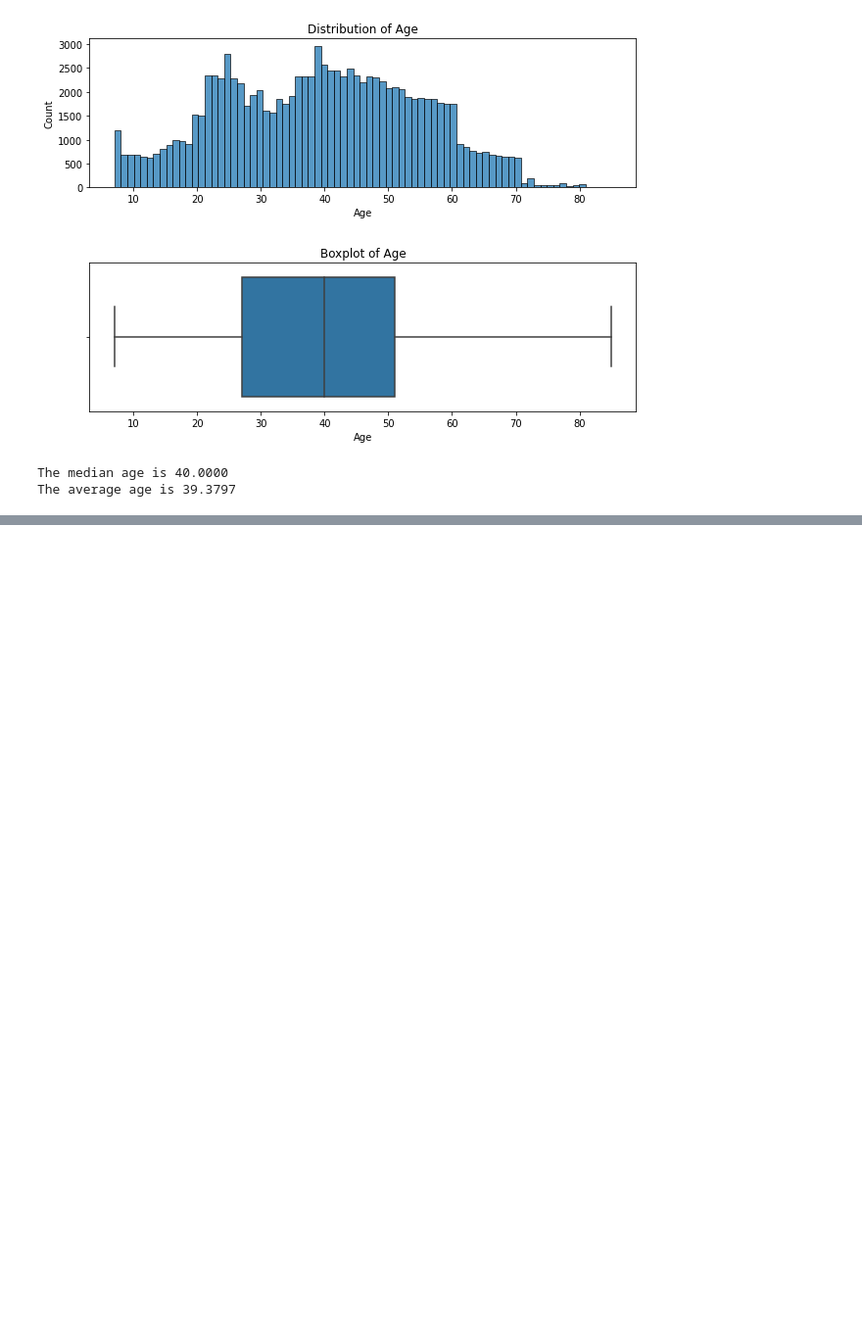
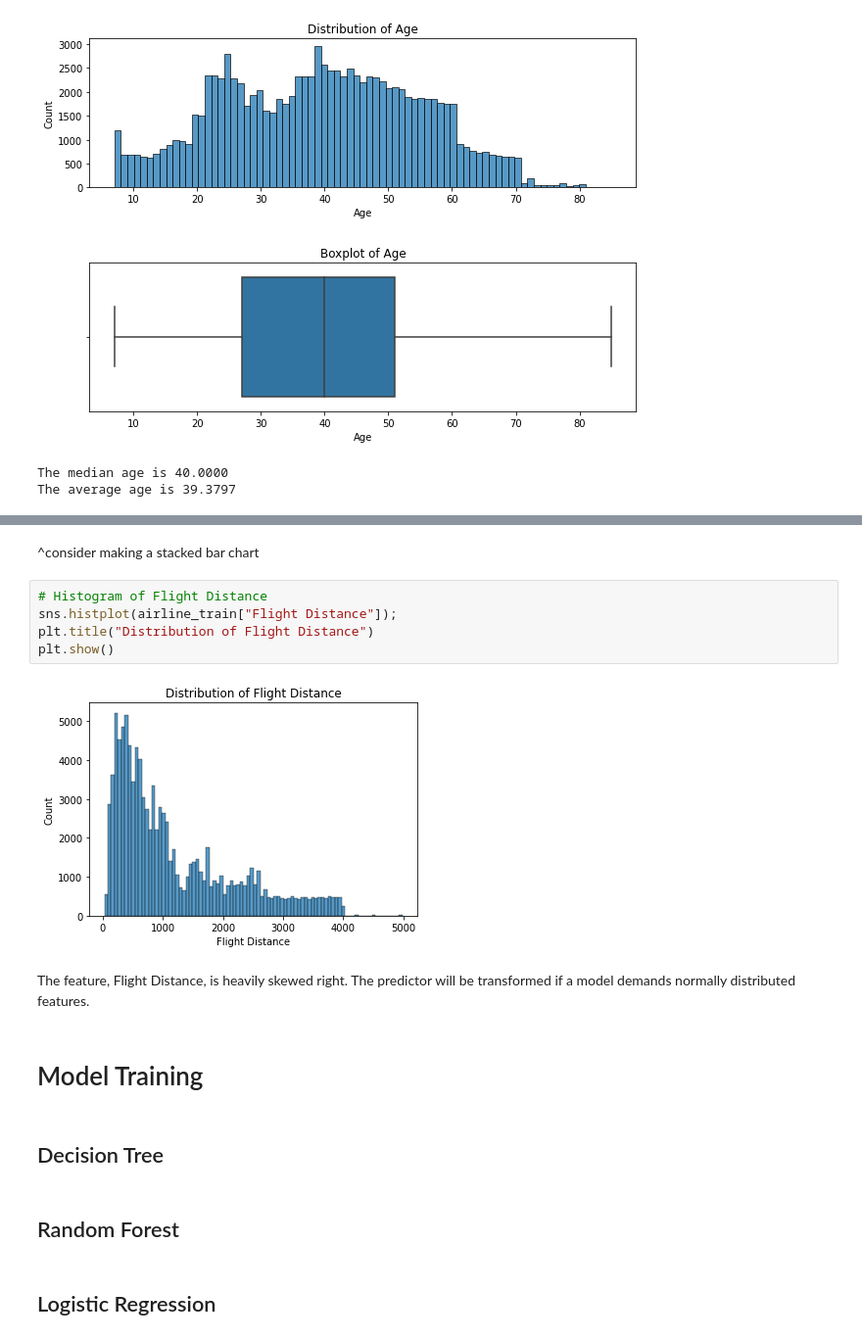
Before and after one commit to nlee98/ADS-505-Business-Analytics, a Jupyter notebook: ADS_505_Final_Project.ipynb, the cells around one changed output, grey strips where cells are left out. Shown at 98% size. Drawn from its saved outputs; the diff is of its cells as text; blank space fills up the shorter version.

```diff
--- a/ADS_505_Final_Project.ipynb
+++ b/ADS_505_Final_Project.ipynb
@@ -90,0 +120,19 @@ The average age is 39.3797
+# %% [markdown]
+^consider making a stacked bar chart
+# %%
+# Histogram of Flight Distance
+sns.histplot(airline_train["Flight Distance"]);
+plt.title("Distribution of Flight Distance")
+plt.show()
+# %% [output]
+[figure, added]
+# %% [markdown]
+The feature, Flight Distance, is heavily skewed right. The predictor will be transformed if a model demands normally distributed features.
+# %% [markdown]
+# Model Training
+# %% [markdown]
+## Decision Tree ##
+# %% [markdown]
+## Random Forest ##
+# %% [markdown]
+## Logistic Regression ##
```
Also changed, not shown: parts of 3 cells of this notebook.
